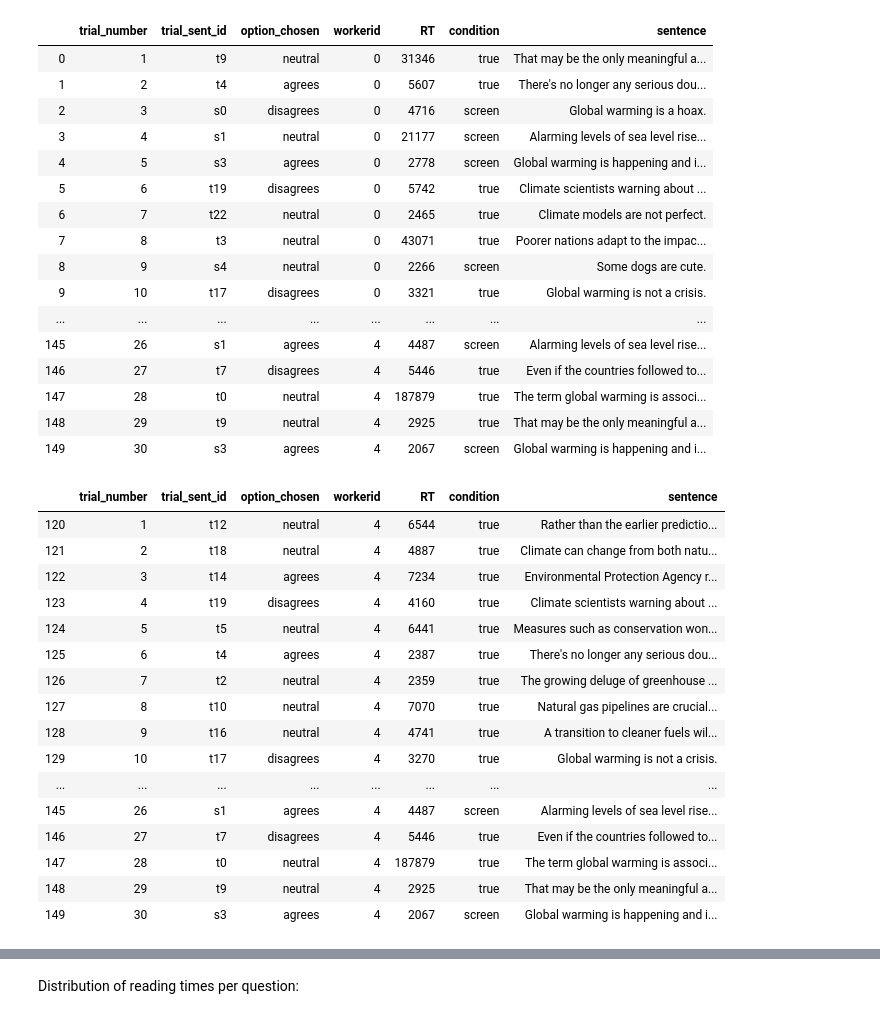
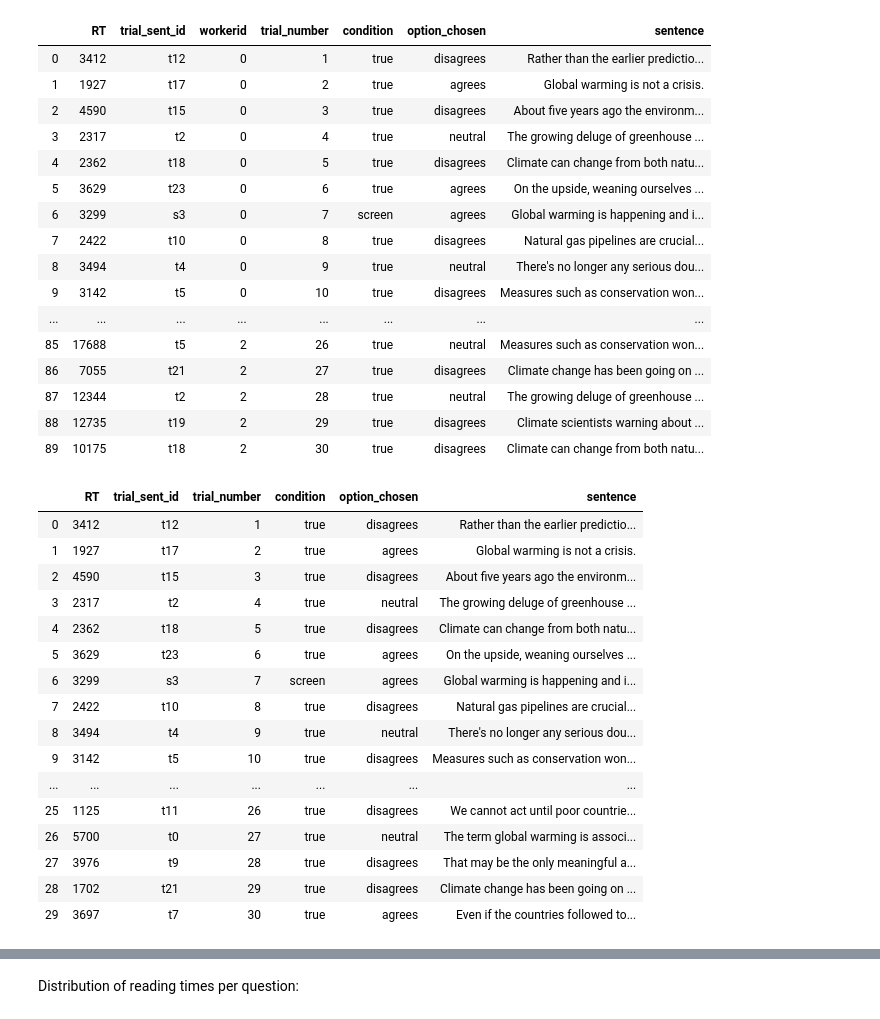
Before and after one commit to yiweiluo/GWStance, a Jupyter notebook: cc_stance/MTurk_results/Inter-annotator agreements.ipynb, the cells around one changed output, grey strips where cells are left out. Drawn from its saved outputs; the diff is of its cells as text; code cells hidden in the pictures.

```diff
--- a/cc_stance/MTurk_results/Inter-annotator agreements.ipynb
+++ b/cc_stance/MTurk_results/Inter-annotator agreements.ipynb
@@ -3,7 +3,7 @@ import pandas as pd
 import numpy as np
 # %%
 MTURK_RES_DIR = "/Users/yiweiluo/mturk_tools/Submiterator/projectfiles/"
-PILOTS = [0,1,2]
+PILOTS = [0,1,2,3]
 PILOT_DIRS = {pilot_no: "cc_stance_LIVE_pilot_{}/".format(pilot_no) for pilot_no in PILOTS}
 # %% [markdown]
 Pilot 1: Changed target to "Climate change/global warming is a serious concern."
@@ -29,6 +31,7 @@ for ix in range(0,270,9):
         line_chunk = line_chunk[:-1]
     TRIAL_SENTS[1].append(json.loads(line_chunk))
     TRIAL_SENTS[2].append(json.loads(line_chunk))
+    TRIAL_SENTS[3].append(json.loads(line_chunk))
 # %%
 sent_id_to_sent = {pilot_no: {x['sent_id']:x['sentence'] for x in TRIAL_SENTS[pilot_no]}
                    for pilot_no in PILOTS}
@@ -55,46 +58,46 @@ SUBJECT_INFOS[1]
 # %%
-TRIAL_INFOS[0]
+TRIAL_INFOS[3]
 # %% [output]
-|  | trial_number | trial_sent_id | option_chosen | workerid | RT | condition | sentence |
-| 0 | 1 | t9 | neutral | 0 | 31346 | true | That may be the only meaningful a... |
-| 1 | 2 | t4 | agrees | 0 | 5607 | true | There's no longer any serious dou... |
-| 2 | 3 | s0 | disagrees | 0 | 4716 | screen | Global warming is a hoax. |
-| 3 | 4 | s1 | neutral | 0 | 21177 | screen | Alarming levels of sea level rise... |
-| 4 | 5 | s3 | agrees | 0 | 2778 | screen | Global warming is happening and i... |
-| 5 | 6 | t19 | disagrees | 0 | 5742 | true | Climate scientists warning about ... |
-| 6 | 7 | t22 | neutral | 0 | 2465 | true | Climate models are not perfect. |
-| 7 | 8 | t3 | neutral | 0 | 43071 | true | Poorer nations adapt to the impac... |
-| 8 | 9 | s4 | neutral | 0 | 2266 | screen | Some dogs are cute. |
-| 9 | 10 | t17 | disagrees | 0 | 3321 | true | Global warming is not a crisis. |
+|  | RT | trial_sent_id | workerid | trial_number | condition | option_chosen | sentence |
+| 0 | 3412 | t12 | 0 | 1 | true | disagrees | Rather than the earlier predictio... |
+| 1 | 1927 | t17 | 0 | 2 | true | agrees | Global warming is not a crisis. |
+| 2 | 4590 | t15 | 0 | 3 | true | disagrees | About five years ago the environm... |
+| 3 | 2317 | t2 | 0 | 4 | true | neutral | The growing deluge of greenhouse ... |
+| 4 | 2362 | t18 | 0 | 5 | true | disagrees | Climate can change from both natu... |
+| 5 | 3629 | t23 | 0 | 6 | true | agrees | On the upside, weaning ourselves ... |
+| 6 | 3299 | s3 | 0 | 7 | screen | agrees | Global warming is happening and i... |
+| 7 | 2422 | t10 | 0 | 8 | true | disagrees | Natural gas pipelines are crucial... |
+| 8 | 3494 | t4 | 0 | 9 | true | neutral | There's no longer any serious dou... |
+| 9 | 3142 | t5 | 0 | 10 | true | disagrees | Measures such as conservation won... |
 | ... | ... | ... | ... | ... | ... | ... | ... |
-| 145 | 26 | s1 | agrees | 4 | 4487 | screen | Alarming levels of sea level rise... |
-| 146 | 27 | t7 | disagrees | 4 | 5446 | true | Even if the countries followed to... |
-| 147 | 28 | t0 | neutral | 4 | 187879 | true | The term global warming is associ... |
-| 148 | 29 | t9 | neutral | 4 | 2925 | true | That may be the only meaningful a... |
-| 149 | 30 | s3 | agrees | 4 | 2067 | screen | Global warming is happening and i... |
+| 85 | 17688 | t5 | 2 | 26 | true | neutral | Measures such as conservation won... |
+| 86 | 7055 | t21 | 2 | 27 | true | disagrees | Climate change has been going on ... |
+| 87 | 12344 | t2 | 2 | 28 | true | neutral | The growing deluge of greenhouse ... |
+| 88 | 12735 | t19 | 2 | 29 | true | disagrees | Climate scientists warning about ... |
+| 89 | 10175 | t18 | 2 | 30 | true | disagrees | Climate can change from both natu... |
 # %%
 trials_per_worker = {pilot_no: TRIAL_INFOS[pilot_no].groupby('workerid')
                     for pilot_no in PILOTS}
 # %%
-trials_per_worker[0].get_group(4)
+trials_per_worker[3].get_group(0)
 # %% [output]
-|  | trial_number | trial_sent_id | option_chosen | workerid | RT | condition | sentence |
-| 120 | 1 | t12 | neutral | 4 | 6544 | true | Rather than the earlier predictio... |
-| 121 | 2 | t18 | neutral | 4 | 4887 | true | Climate can change from both natu... |
-| 122 | 3 | t14 | agrees | 4 | 7234 | true | Environmental Protection Agency r... |
-| 123 | 4 | t19 | disagrees | 4 | 4160 | true | Climate scientists warning about ... |
-| 124 | 5 | t5 | neutral | 4 | 6441 | true | Measures such as conservation won... |
-| 125 | 6 | t4 | agrees | 4 | 2387 | true | There's no longer any serious dou... |
-| 126 | 7 | t2 | neutral | 4 | 2359 | true | The growing deluge of greenhouse ... |
-| 127 | 8 | t10 | neutral | 4 | 7070 | true | Natural gas pipelines are crucial... |
-| 128 | 9 | t16 | neutral | 4 | 4741 | true | A transition to cleaner fuels wil... |
-| 129 | 10 | t17 | disagrees | 4 | 3270 | true | Global warming is not a crisis. |
-| ... | ... | ... | ... | ... | ... | ... | ... |
-| 145 | 26 | s1 | agrees | 4 | 4487 | screen | Alarming levels of sea level rise... |
-| 146 | 27 | t7 | disagrees | 4 | 5446 | true | Even if the countries followed to... |
-| 147 | 28 | t0 | neutral | 4 | 187879 | true | The term global warming is associ... |
-| 148 | 29 | t9 | neutral | 4 | 2925 | true | That may be the only meaningful a... |
-| 149 | 30 | s3 | agrees | 4 | 2067 | screen | Global warming is happening and i... |
+|  | RT | trial_sent_id | trial_number | condition | option_chosen | sentence |
+| 0 | 3412 | t12 | 1 | true | disagrees | Rather than the earlier predictio... |
+| 1 | 1927 | t17 | 2 | true | agrees | Global warming is not a crisis. |
+| 2 | 4590 | t15 | 3 | true | disagrees | About five years ago the environm... |
+| 3 | 2317 | t2 | 4 | true | neutral | The growing deluge of greenhouse ... |
+| 4 | 2362 | t18 | 5 | true | disagrees | Climate can change from both natu... |
+| 5 | 3629 | t23 | 6 | true | agrees | On the upside, weaning ourselves ... |
+| 6 | 3299 | s3 | 7 | screen | agrees | Global warming is happening and i... |
+| 7 | 2422 | t10 | 8 | true | disagrees | Natural gas pipelines are crucial... |
+| 8 | 3494 | t4 | 9 | true | neutral | There's no longer any serious dou... |
+| 9 | 3142 | t5 | 10 | true | disagrees | Measures such as conservation won... |
+| ... | ... | ... | ... | ... | ... | ... |
+| 25 | 1125 | t11 | 26 | true | disagrees | We cannot act until poor countrie... |
+| 26 | 5700 | t0 | 27 | true | neutral | The term global warming is associ... |
+| 27 | 3976 | t9 | 28 | true | disagrees | That may be the only meaningful a... |
+| 28 | 1702 | t21 | 29 | true | disagrees | Climate change has been going on ... |
+| 29 | 3697 | t7 | 30 | true | agrees | Even if the countries followed to... |
 # %%
 for pilot_no in PILOTS:
     print('============ Pilot #{} ============'.format(pilot_no))
```
Also changed, not shown: parts of 40 cells of this notebook, 1 other file.
